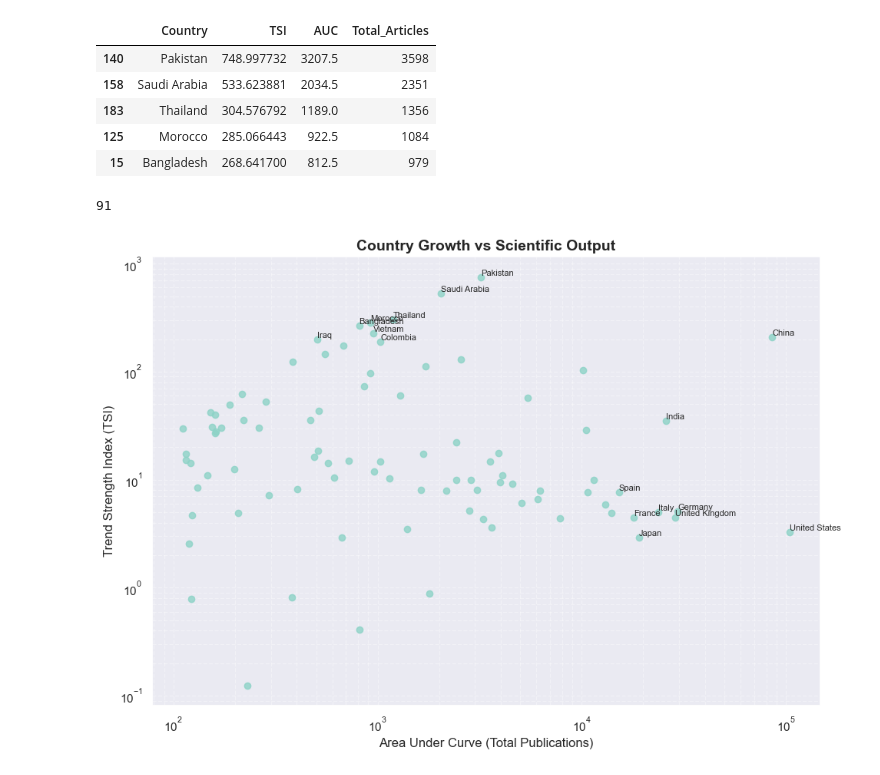
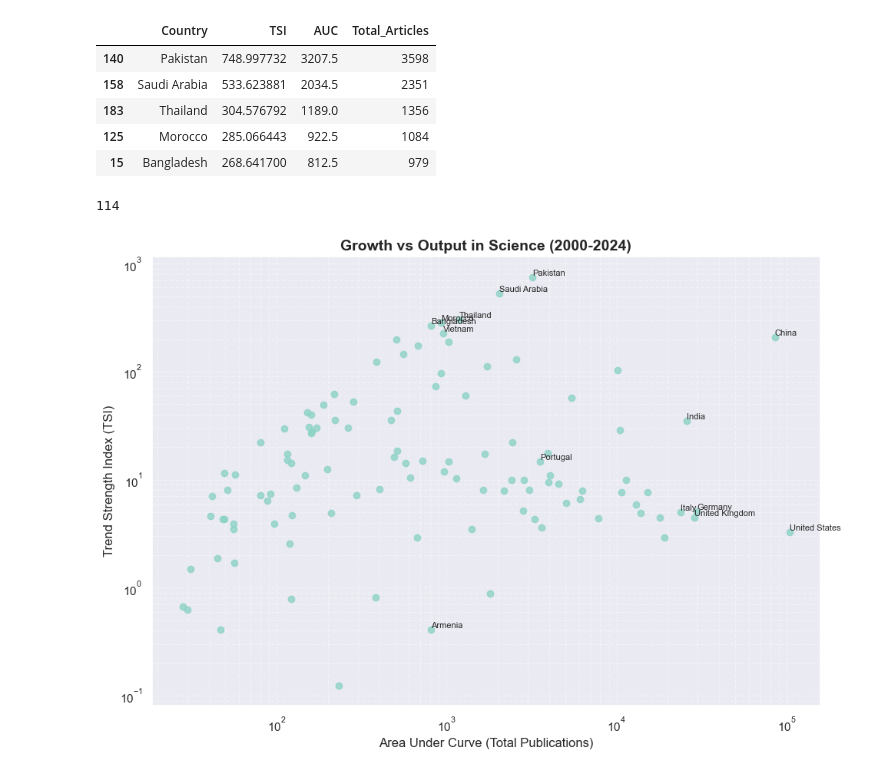
Before and after one commit to vadibekyan/ads_stats, a Jupyter notebook: ads_data_country_github.ipynb, the cells around one changed output. Saved outputs shown, nothing was run; the diff lists cells and outputs as text; code cells hidden in the pictures.

Commit message:
Modify plot_growth_vs_output

```diff
--- a/ads_data_country_github.ipynb
+++ b/ads_data_country_github.ipynb
@@ -969,7 +969,8 @@ def plot_growth_vs_output(
     label_quantile=0.97,
     figsize=(10, 7),
     title="Growth vs Total Output of Publications (log-log scale)",
-    filename=None
+    filename=None,
+    annotate_countries=None  # ✅ new argument
 ):
     """
     Plots a log-log scatter of TSI vs AUC for countries.
@@ -980,51 +981,62 @@ def plot_growth_vs_output(
     - figsize: tuple, size of the figure
     - title: str, title of the plot
     - filename: str or None, if provided the figure will be saved to this path
+    - annotate_countries: list of country names to force annotation
     """
 
     # Filter out non-positive values (log scale requirement)
     plot_df = summary_df.copy()
     plot_df = plot_df[(plot_df["AUC"] > 0) & (plot_df["TSI"] > 0)]
 
+    # Normalize country name list if provided
+    annotate_countries = set(annotate_countries or [])
+
     # Start plot
     plt.figure(figsize=figsize)
     plt.scatter(plot_df["AUC"], plot_df["TSI"], alpha=0.8)
 
-    # Add country labels for outliers
+    # Add country labels for outliers or manually specified ones
     for _, row in plot_df.iterrows():
         if (
+            row["Country"] in annotate_countries or
             row["TSI"] > plot_df["TSI"].quantile(label_quantile) or
             row["AUC"] > plot_df["AUC"].quantile(label_quantile)
         ):
             plt.text(row["AUC"], row["TSI"], row["Country"], fontsize=8, ha='left', va='bottom')
 
     # Log-log scale
     plt.xscale("log")
     plt.yscale("log")
 
     # Labels and styling
     plt.xlabel("Area Under Curve (Total Publications)", fontsize=12)
     plt.ylabel("Trend Strength Index (TSI)", fontsize=12)
     plt.title(title, fontsize=14, weight='bold')
     plt.grid(True, which="both", linestyle='--', alpha=0.4)
     plt.tight_layout()
 
     # Save if filename provided
     if filename:
         plt.savefig(filename, dpi=300, bbox_inches='tight')
 
     plt.show()
 
 
-summary_df_gt100_articles = summary_df[summary_df.Total_Articles > 100]
+summary_df = compute_growth_metrics(ads_data_aff, start_year=2000, end_year=2024)
+
+
+summary_df_gt100_articles = summary_df[summary_df.Total_Articles > 24]
 print (len(summary_df_gt100_articles))
+
+highlight = ["Armenia", "Portugal"]
 
 plot_growth_vs_output(
     summary_df_gt100_articles,
-    label_quantile=0.9,
-    title="Country Growth vs Scientific Output",
-    filename="figures/tsi_vs_auc_loglog.png"
+    label_quantile=0.95,
+    annotate_countries=highlight,
+    title="Growth vs Output in Science (2000-2024)",
+    filename="figures/tsi_vs_auc_manual_labels.png"
 )
 # %% [output]
-91
+114
-[figure, old version]
+[figure, new version]
```
Also changed, not shown: parts of 2 cells of this notebook.
